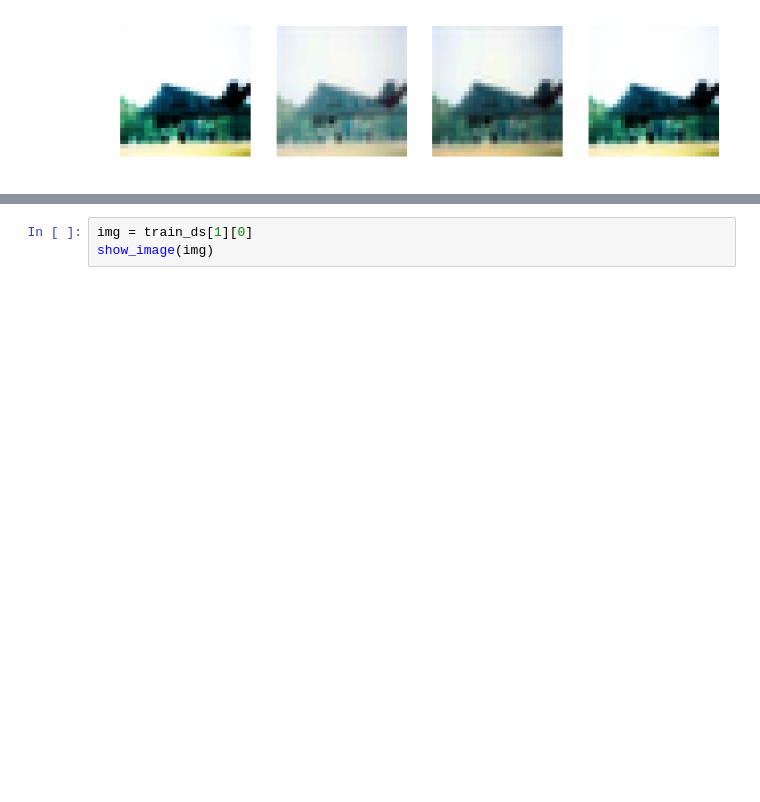
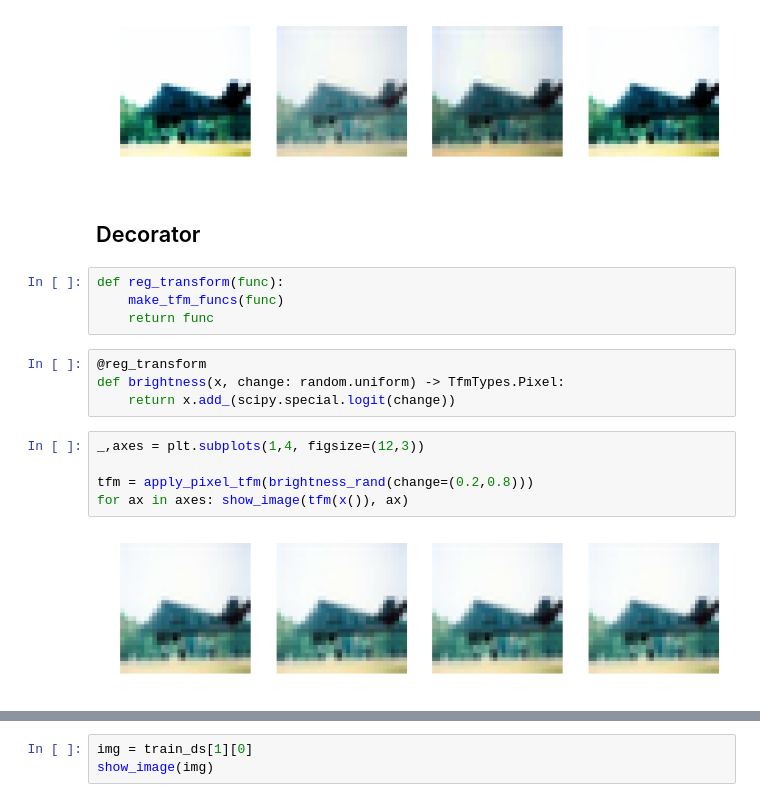
Before and after one commit to fastai/fastai_old, a Jupyter notebook: dev_nb/002_images.ipynb, the cells around one changed output, grey strips where cells are left out. Drawn from its saved outputs; the diff is of its cells as text; blank space fills up the shorter version.

Commit message:
tfm decorator

```diff
--- a/dev_nb/002_images.ipynb
+++ b/dev_nb/002_images.ipynb
@@ -285,3 +285,20 @@ _,axes = plt.subplots(1,4, figsize=(12,3))
 for ax in axes: show_image(tfm(x()), ax)
 # %% [output]
 [figure]
+# %% [markdown]
+## Decorator
+# %%
+def reg_transform(func):
+    make_tfm_funcs(func)
+    return func
+# %%
+@reg_transform
+def brightness(x, change: random.uniform) -> TfmTypes.Pixel:
+    return x.add_(scipy.special.logit(change))
+# %%
+_,axes = plt.subplots(1,4, figsize=(12,3))
+
+tfm = apply_pixel_tfm(brightness_rand(change=(0.2,0.8)))
+for ax in axes: show_image(tfm(x()), ax)
+# %% [output]
+[figure, added]
```
Also changed, not shown: parts of 12 cells of this notebook.
